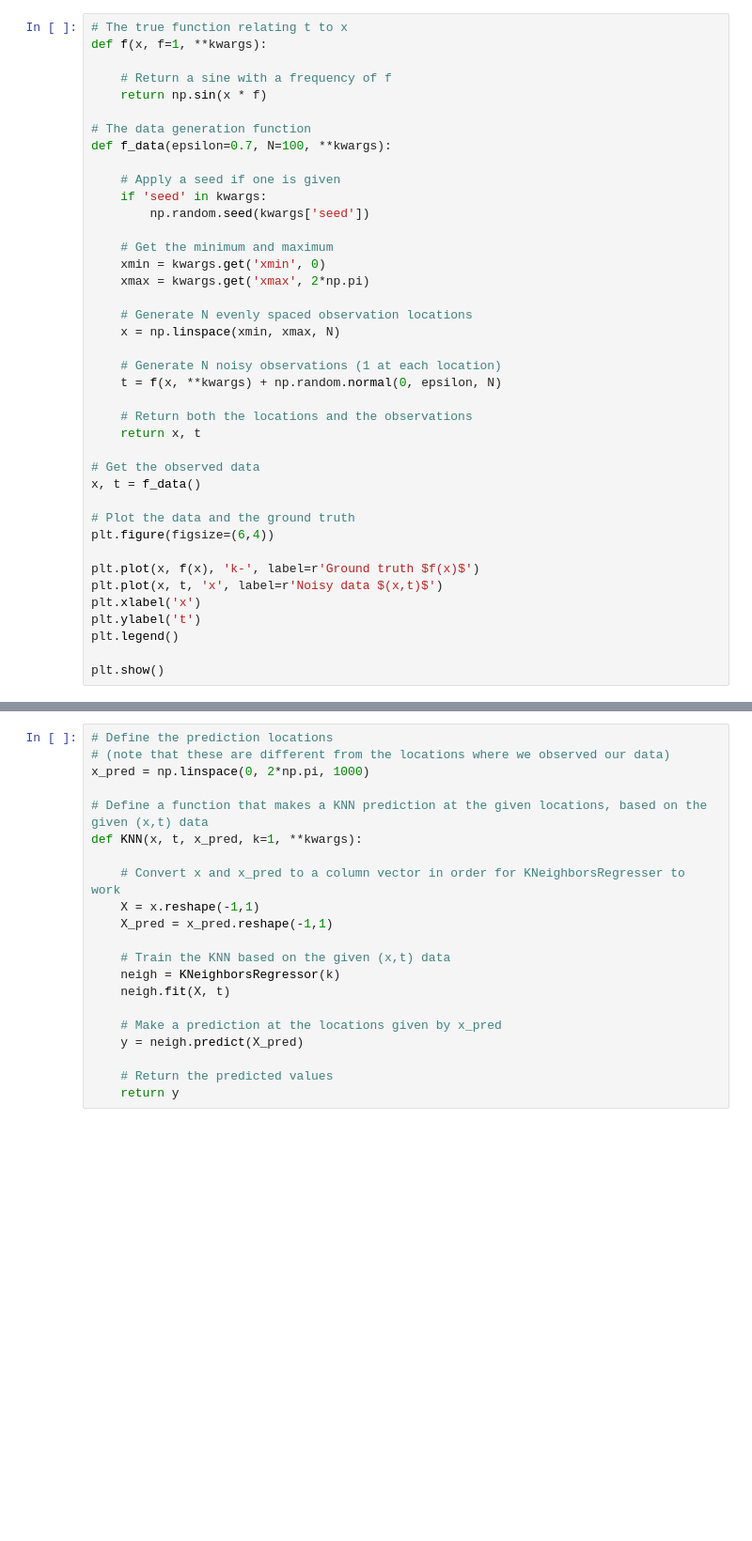
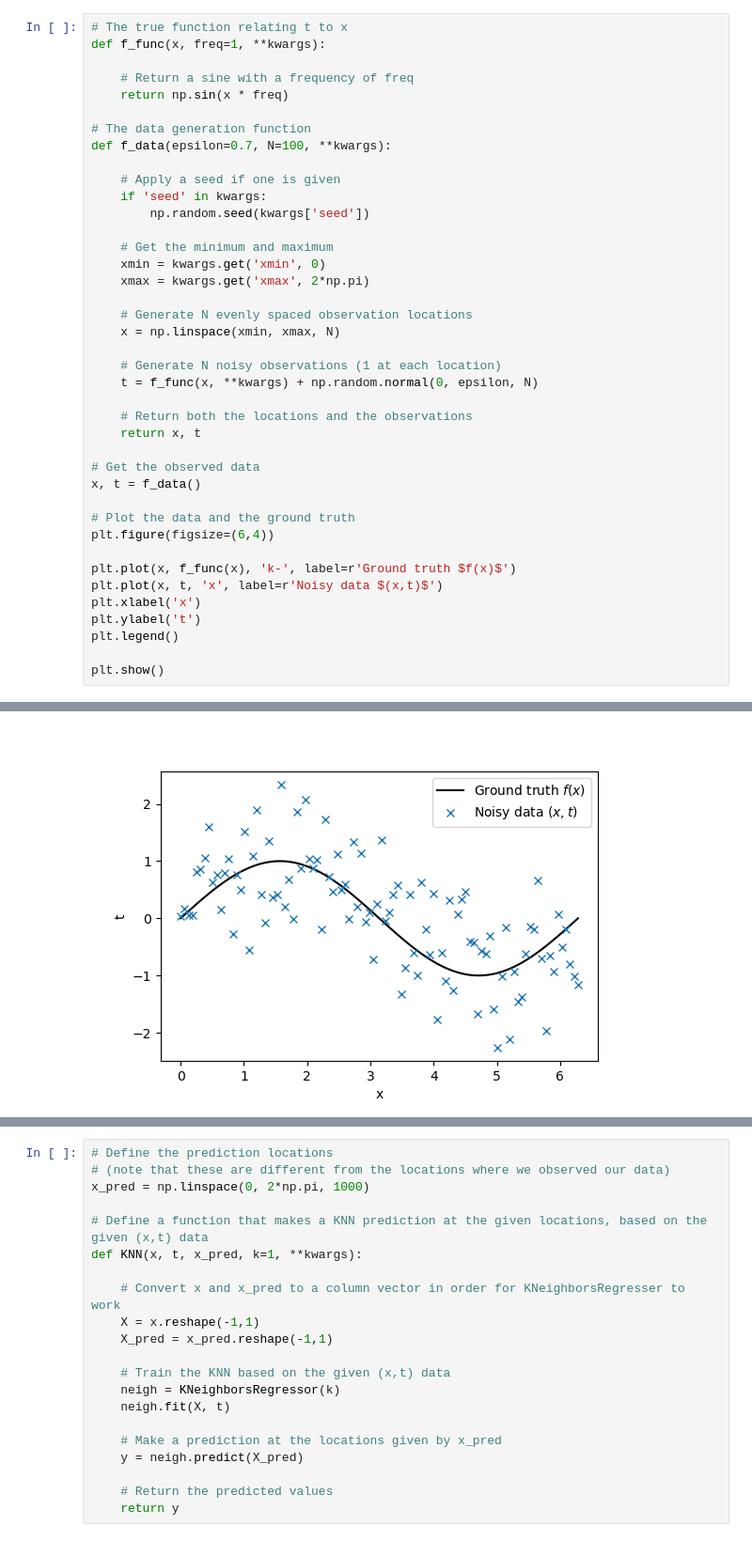
Before and after one commit to annepoot/mude, a Jupyter notebook: notebook_01_knn.ipynb, the cells around one changed output, grey strips where cells are left out. Shown at 94% size. Drawn from its saved outputs; the diff is of its cells as text; blank space fills up the shorter version.

```diff
--- a/notebook_01_knn.ipynb
+++ b/notebook_01_knn.ipynb
@@ -22,9 +23,9 @@ To strip the problem down to its bare essentials, we will make use of a toy prob
 # %%
 # The true function relating t to x
-def f(x, f=1, **kwargs):
+def f_func(x, freq=1, **kwargs):
 
-    # Return a sine with a frequency of f
-    return np.sin(x * f)
+    # Return a sine with a frequency of freq
+    return np.sin(x * freq)
 
 # The data generation function
 def f_data(epsilon=0.7, N=100, **kwargs):
@@ -41,7 +42,7 @@ def f_data(epsilon=0.7, N=100, **kwargs):
     x = np.linspace(xmin, xmax, N)
 
     # Generate N noisy observations (1 at each location)
-    t = f(x, **kwargs) + np.random.normal(0, epsilon, N)
+    t = f_func(x, **kwargs) + np.random.normal(0, epsilon, N)
 
     # Return both the locations and the observations
     return x, t
@@ -52,7 +53,7 @@ x, t = f_data()
 # Plot the data and the ground truth
 plt.figure(figsize=(6,4))
 
-plt.plot(x, f(x), 'k-', label=r'Ground truth $f(x)$')
+plt.plot(x, f_func(x), 'k-', label=r'Ground truth $f(x)$')
 plt.plot(x, t, 'x', label=r'Noisy data $(x,t)$')
 plt.xlabel('x')
 plt.ylabel('t')
@@ -65,3 +64,4 @@ plt.show()
+[figure, added]
 # %% [markdown]
 ## k-nearest neighbors
 
```
Also changed, not shown: parts of 10 cells of this notebook.
